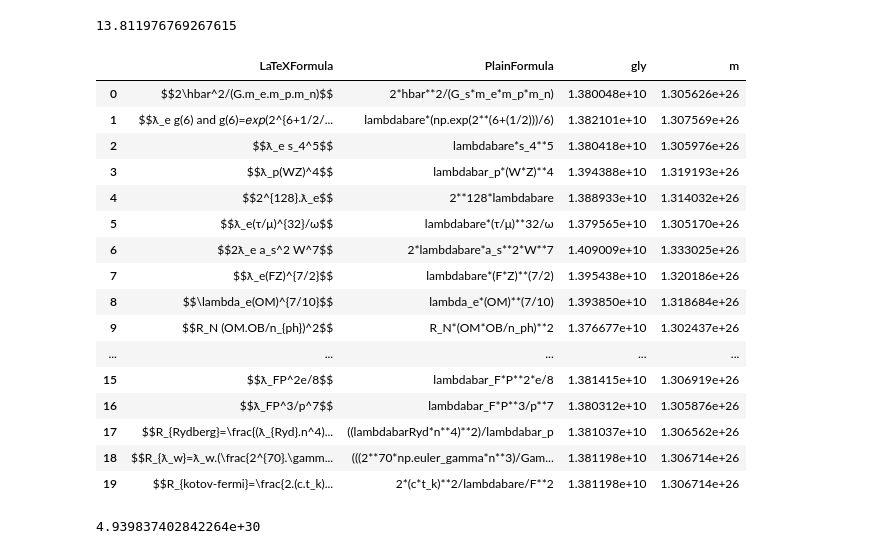
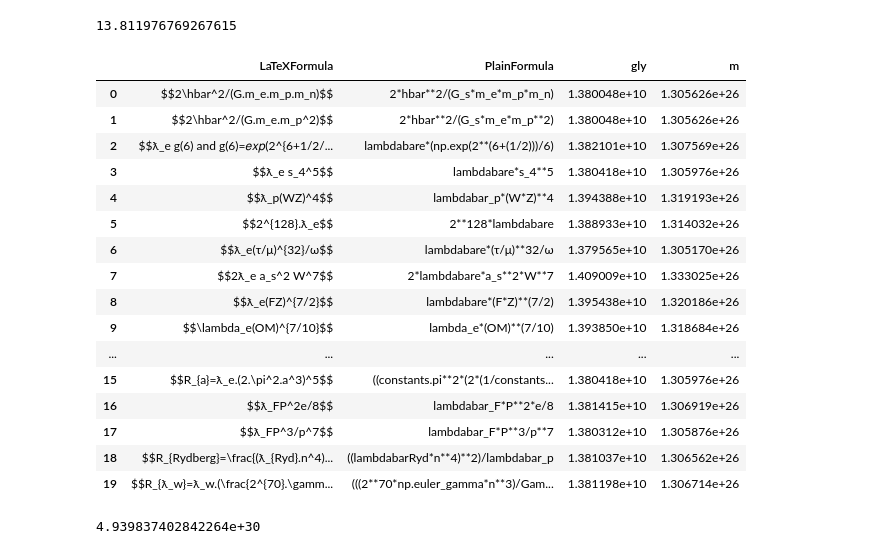
Before and after one commit to LaGuer/hubble-radius, a Jupyter notebook: hubble-radius.ipynb, the cells around one changed output. Saved outputs shown, nothing was run; the diff lists cells and outputs as text; code cells hidden in the pictures.

```diff
--- a/hubble-radius.ipynb
+++ b/hubble-radius.ipynb
@@ -544,32 +564,32 @@ R1*(8/np.sqrt(3*a))**(1/7)#/(constants.light_year*10**9)
 # %%
 import pandas as pd
 display = pd.options.display
 display.max_columns = (None)
 display.max_rows = 35
 display.max_colwidth = 199
 display.width = None
 
-df2 = pd.read_csv("hubble-table2.csv", dtype = {"gly" : "float64","m" : "float64"}, skiprows = [2,31], sep = ",")
+df2 = pd.read_csv("hubble-table2.csv", dtype = {"gly" : "float64","m" : "float64"}, skiprows = [29,31], sep = ",")
 df3 = pd.read_csv("hubble-table3.csv", dtype = {"gly" : "float64","m" : "float64"}, skiprows = [30,31], sep = ",")
 df2.head (20)
 # %% [output]
 |  | LaTeXFormula | PlainFormula | gly | m |
 | 0 | $$2\hbar^2/(G.m_e.m_p.m_n)$$ | 2*hbar**2/(G_s*m_e*m_p*m_n) | 1.380048e+10 | 1.305626e+26 |
-| 1 | $$ƛ_e g(6) and g(6)=𝑒𝑥𝑝(2^{6+1/2/... | lambdabare*(np.exp(2**(6+(1/2)))/6) | 1.382101e+10 | 1.307569e+26 |
-| 2 | $$ƛ_e s_4^5$$ | lambdabare*s_4**5 | 1.380418e+10 | 1.305976e+26 |
-| 3 | $$ƛ_p(WZ)^4$$ | lambdabar_p*(W*Z)**4 | 1.394388e+10 | 1.319193e+26 |
-| 4 | $$2^{128}.ƛ_e$$ | 2**128*lambdabare | 1.388933e+10 | 1.314032e+26 |
-| 5 | $$ƛ_e(τ/μ)^{32}/ω$$ | lambdabare*(τ/μ)**32/ω | 1.379565e+10 | 1.305170e+26 |
-| 6 | $$2ƛ_e a_s^2 W^7$$ | 2*lambdabare*a_s**2*W**7 | 1.409009e+10 | 1.333025e+26 |
-| 7 | $$ƛ_e(FZ)^{7/2}$$ | lambdabare*(F*Z)**(7/2) | 1.395438e+10 | 1.320186e+26 |
-| 8 | $$\lambda_e(OM)^{7/10}$$ | lambda_e*(OM)**(7/10) | 1.393850e+10 | 1.318684e+26 |
-| 9 | $$R_N (OM.OB/n_{ph})^2$$ | R_N*(OM*OB/n_ph)**2 | 1.376677e+10 | 1.302437e+26 |
+| 1 | $$2\hbar^2/(G.m_e.m_p^2)$$ | 2*hbar**2/(G_s*m_e*m_p**2) | 1.380048e+10 | 1.305626e+26 |
+| 2 | $$ƛ_e g(6) and g(6)=𝑒𝑥𝑝(2^{6+1/2/... | lambdabare*(np.exp(2**(6+(1/2)))/6) | 1.382101e+10 | 1.307569e+26 |
+| 3 | $$ƛ_e s_4^5$$ | lambdabare*s_4**5 | 1.380418e+10 | 1.305976e+26 |
+| 4 | $$ƛ_p(WZ)^4$$ | lambdabar_p*(W*Z)**4 | 1.394388e+10 | 1.319193e+26 |
+| 5 | $$2^{128}.ƛ_e$$ | 2**128*lambdabare | 1.388933e+10 | 1.314032e+26 |
+| 6 | $$ƛ_e(τ/μ)^{32}/ω$$ | lambdabare*(τ/μ)**32/ω | 1.379565e+10 | 1.305170e+26 |
+| 7 | $$2ƛ_e a_s^2 W^7$$ | 2*lambdabare*a_s**2*W**7 | 1.409009e+10 | 1.333025e+26 |
+| 8 | $$ƛ_e(FZ)^{7/2}$$ | lambdabare*(F*Z)**(7/2) | 1.395438e+10 | 1.320186e+26 |
+| 9 | $$\lambda_e(OM)^{7/10}$$ | lambda_e*(OM)**(7/10) | 1.393850e+10 | 1.318684e+26 |
 | ... | ... | ... | ... | ... |
-| 15 | $$ƛ_FP^2e/8$$ | lambdabar_F*P**2*e/8 | 1.381415e+10 | 1.306919e+26 |
-| 16 | $$ƛ_FP^3/p^7$$ | lambdabar_F*P**3/p**7 | 1.380312e+10 | 1.305876e+26 |
-| 17 | $$R_{Rydberg}=\frac{(ƛ_{Ryd}.n^4)... | ((lambdabarRyd*n**4)**2)/lambdabar_p | 1.381037e+10 | 1.306562e+26 |
-| 18 | $$R_{ƛ_w}=ƛ_w.(\frac{2^{70}.\gamm... | (((2**70*np.euler_gamma*n**3)/Gam... | 1.381198e+10 | 1.306714e+26 |
-| 19 | $$R_{kotov-fermi}=\frac{2.(c.t_k)... | 2*(c*t_k)**2/lambdabare/F**2 | 1.381198e+10 | 1.306714e+26 |
+| 15 | $$R_{a}=ƛ_e.(2.\pi^2.a^3)^5$$ | ((constants.pi**2*(2*(1/constants... | 1.380418e+10 | 1.305976e+26 |
+| 16 | $$ƛ_FP^2e/8$$ | lambdabar_F*P**2*e/8 | 1.381415e+10 | 1.306919e+26 |
+| 17 | $$ƛ_FP^3/p^7$$ | lambdabar_F*P**3/p**7 | 1.380312e+10 | 1.305876e+26 |
+| 18 | $$R_{Rydberg}=\frac{(ƛ_{Ryd}.n^4)... | ((lambdabarRyd*n**4)**2)/lambdabar_p | 1.381037e+10 | 1.306562e+26 |
+| 19 | $$R_{ƛ_w}=ƛ_w.(\frac{2^{70}.\gamm... | (((2**70*np.euler_gamma*n**3)/Gam... | 1.381198e+10 | 1.306714e+26 |
 # %%
 2*lambdabare*2**128*((137**2 + np.pi**2 + e**2 )/p*H)
 # %% [output]
```
Also changed, not shown: parts of 11 cells of this notebook.
